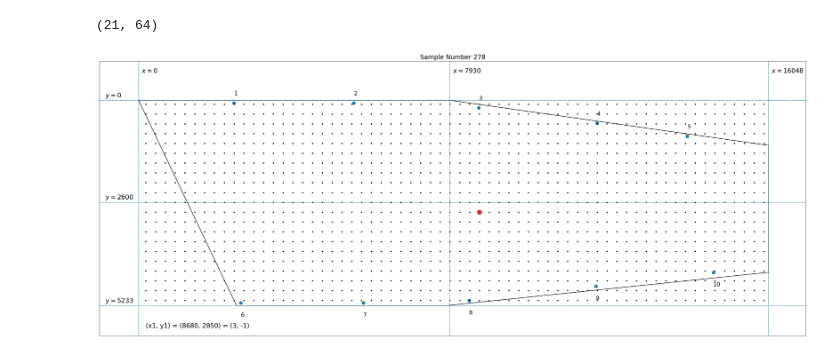
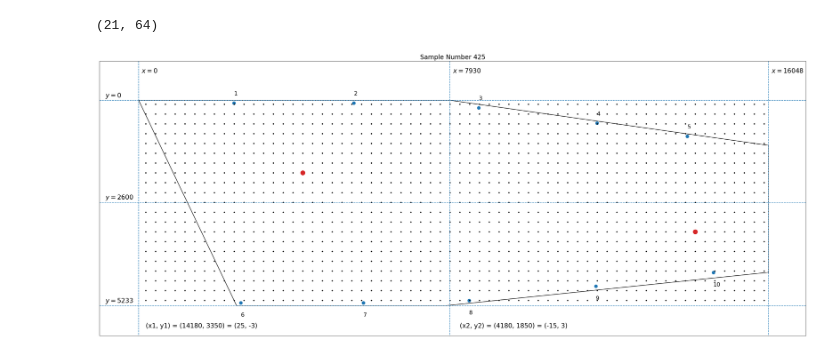
Before and after one commit to sreeragvn/Student-Project-leakage_detection, a Jupyter notebook: Data acquisition/wing_leakage_data_acquisition.ipynb, the cells around one changed output. Saved outputs shown, nothing was run; the diff lists cells and outputs as text; code cells hidden in the pictures.

```diff
--- a/Data acquisition/wing_leakage_data_acquisition.ipynb
+++ b/Data acquisition/wing_leakage_data_acquisition.ipynb
@@ -1,8 +1,8 @@
 # %%
 from wing_leakage_data_acquisition_aux import *
 # %%
-sample_number =278
+sample_number =425
 plot_target(sample_number, *generate_target(sample_number))
 # %% [output]
 (21, 64)
-[figure, old version]
+[figure, new version]
```
Also changed, not shown: 2 other files.
